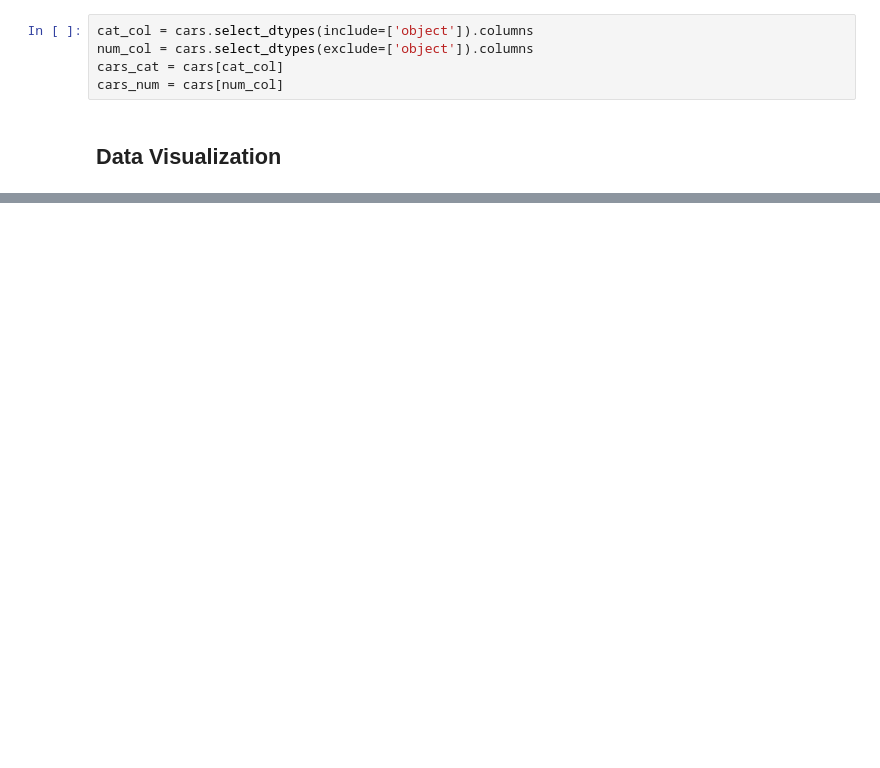
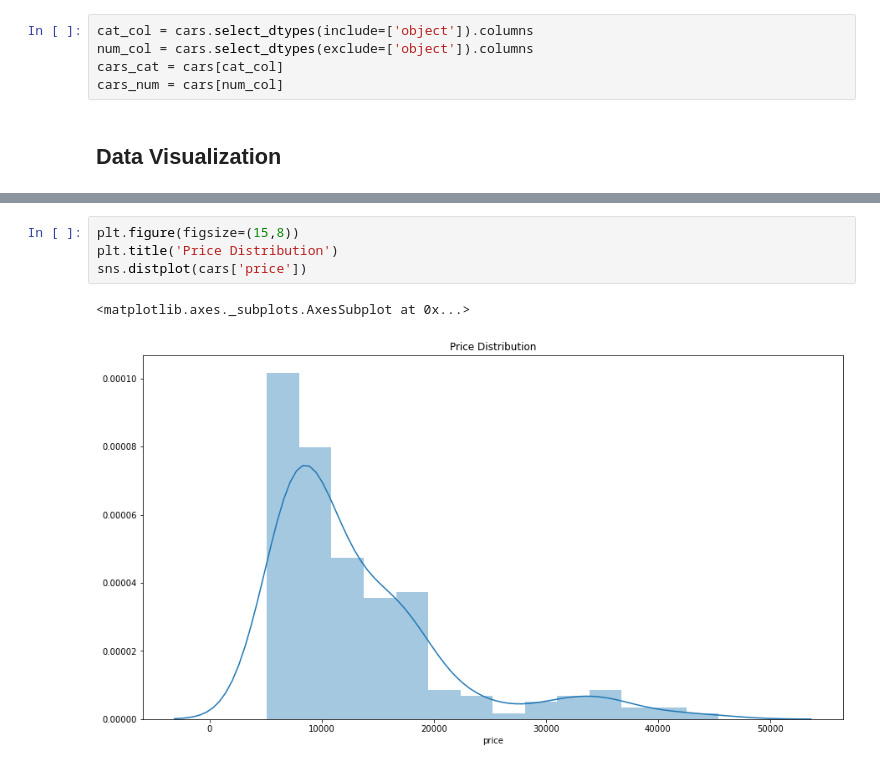
Before and after one commit to karlbehrensg/car-price-prediction, a Jupyter notebook: Car Price Prediction.ipynb, the cells around one changed output, grey strips where cells are left out. Cells and saved outputs as stored; diff of their text form; blank space fills up the shorter version.

```diff
--- a/Car Price Prediction.ipynb
+++ b/Car Price Prediction.ipynb
@@ -82,0 +114,7 @@ cars_num = cars[num_col]
+# %%
+plt.figure(figsize=(15,8))
+plt.title('Price Distribution')
+sns.distplot(cars['price'])
+# %% [output]
+<matplotlib.axes._subplots.AxesSubplot at 0x...>
+[figure, added]
```
Also changed, not shown: parts of 12 cells of this notebook.
